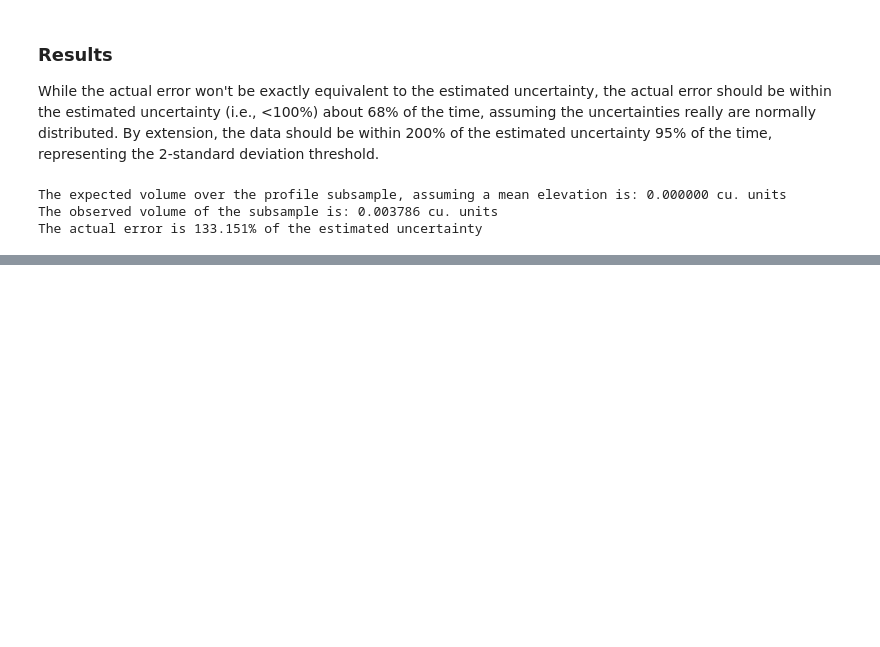
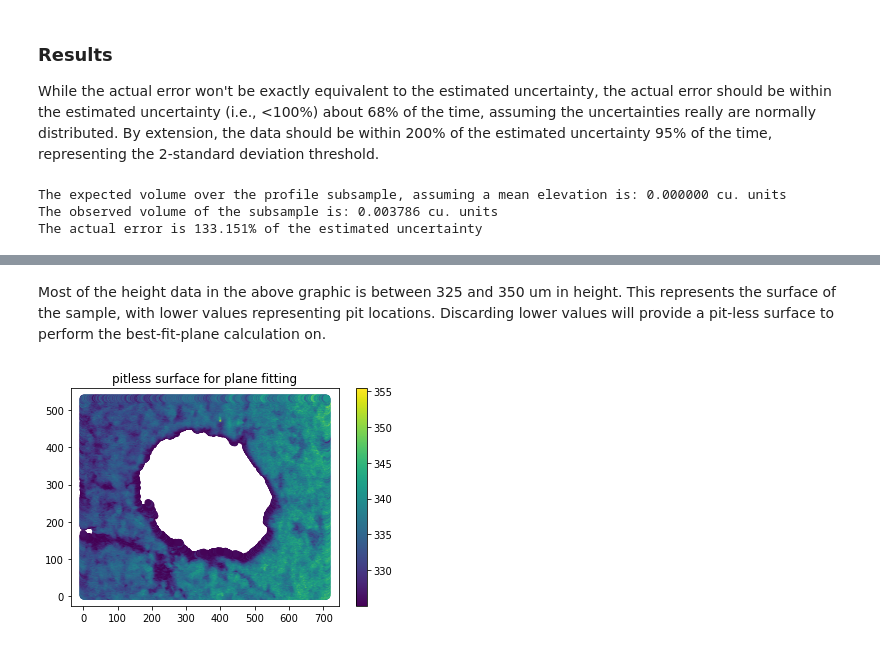
Before and after one commit to jarichardson/Pit-UQ, a Jupyter notebook: Pit Morphology Uncertainty Quantification.ipynb, the cells around one changed output, grey strips where cells are left out. Saved outputs shown, nothing was run; the diff lists cells and outputs as text; code cells hidden in the pictures; blank space fills up the shorter version.

```diff
--- a/Pit Morphology Uncertainty Quantification.ipynb
+++ b/Pit Morphology Uncertainty Quantification.ipynb
@@ -181,0 +280,17 @@ A pit can be defined as a contiguous collection of points that are below (by som
+# %% [markdown]
+Most of the height data in the above graphic is between 325 and 350 um in height. This represents the surface of the sample, with lower values representing pit locations. Discarding lower values will provide a pit-less surface to perform the best-fit-plane calculation on.
+# %%
+#Get just the non-pit values
+pit_margin_first_guess = 325
+surf_xs = x_data[np.where(z_data>pit_margin_first_guess)]
+surf_ys = y_data[np.where(z_data>pit_margin_first_guess)]
+surf_zs = z_data[np.where(z_data>pit_margin_first_guess)]
+
+#Plot this data subset
+plt.clf()
+plt.scatter(surf_xs,surf_ys,c=surf_zs)
+plt.title('pitless surface for plane fitting')
+plt.colorbar()
+plt.show()
+# %% [output]
+[figure, added]
```
Also changed, not shown: parts of 18 cells of this notebook.
